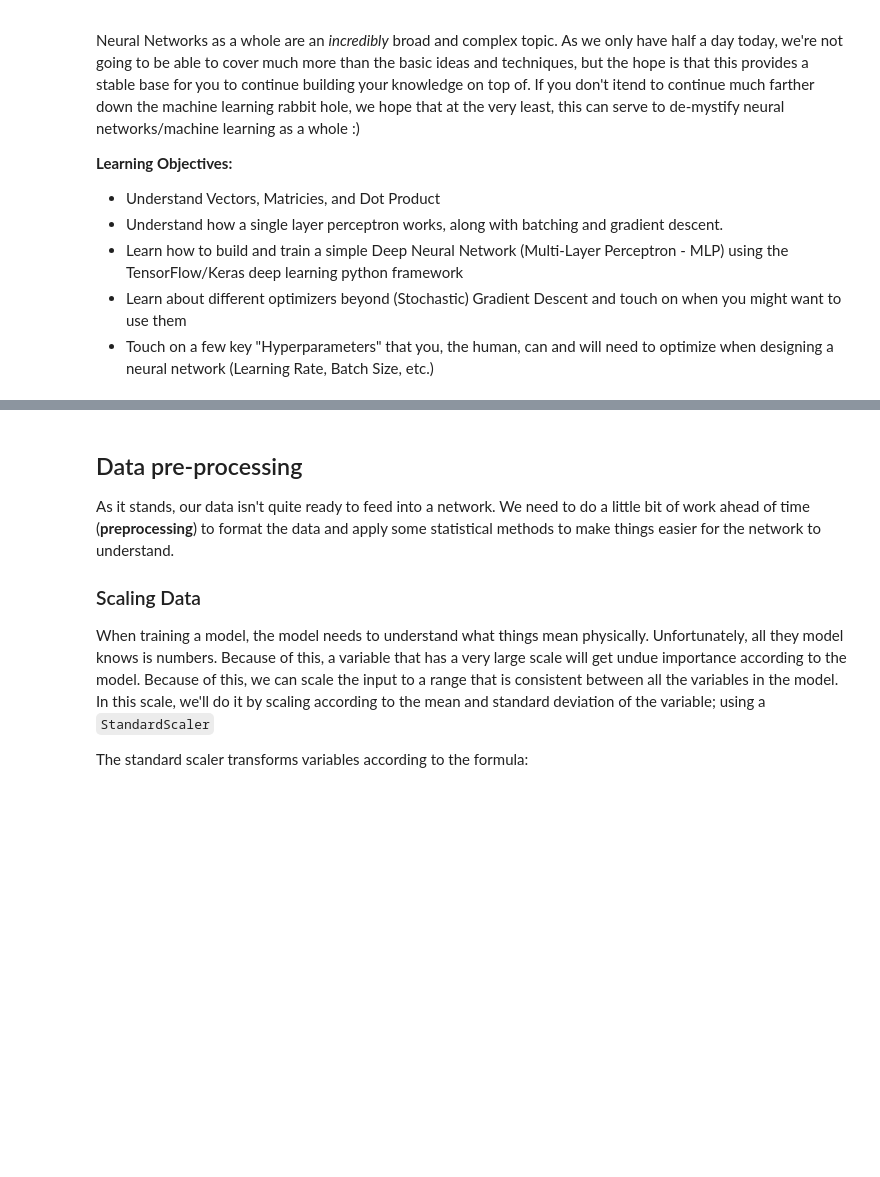
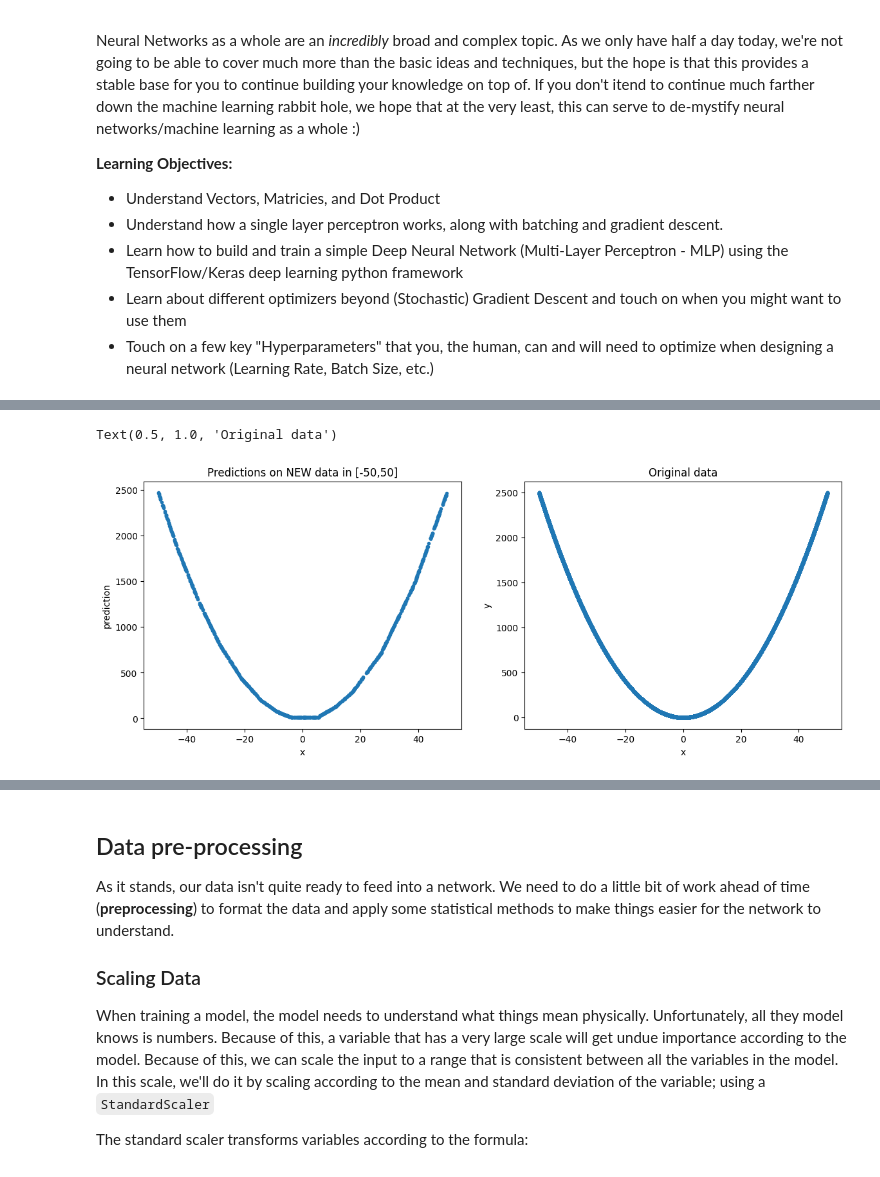
Before and after one commit to BNL-Fermilab-RENEW/tutorials_2025, a Jupyter notebook: DeepNeuralNetworks/DNN.ipynb, the cells around one changed output, grey strips where cells are left out. Saved outputs shown, nothing was run; the diff lists cells and outputs as text; code cells hidden in the pictures; blank space fills up the shorter version.

```diff
--- a/DeepNeuralNetworks/DNN.ipynb
+++ b/DeepNeuralNetworks/DNN.ipynb
@@ -369,6 +254,0 @@ The code below implements this idea. The function `np.heaviside()` yields a vect
-# %%
-x = np.array([
-    [0, 0, 1], [0, 1, 1], [1, 0, 1], [1, 1, 1]
-    ])
-w = np.array([1.0, 0.5, -0.5])
-np.heaviside(np.dot(x, w), 0)
@@ -474,0 +281,12 @@ Here, we'll show you how to do some basic operations in **TensorFlow/Keras**, bu
+# %%
+samples = 20000
+train_range = 100
+test_range = 200
+def func(x):
+    return x**2
+
+x = np.random.random((samples,1))*train_range-(train_range/2)
+y = np.array(list(map(func, x))).reshape(-1,1)
+
+x_test = np.random.random((samples,1))*test_range-(test_range/2)
+y_test = np.array(list(map(func, x_test))).reshape(-1,1)
@@ -474,0 +305,8 @@ Here, we'll show you how to do some basic operations in **TensorFlow/Keras**, bu
+# %%
+model = Sequential()
+model.add(Dense(8, activation='relu', kernel_regularizer=regularizers.l2(0.001), input_shape = (1,)))
+model.add(Dense(8, activation='relu', kernel_regularizer=regularizers.l2(0.001)))
+model.add(Dense(1))
+
+model.compile(optimizer=Adam(),loss='mse')
+model.summary()
@@ -474,0 +329,4 @@ Here, we'll show you how to do some basic operations in **TensorFlow/Keras**, bu
+# %%
+hist = model.fit(x,y,validation_split=0.2,
+             epochs= 1500,
+             batch_size=256, verbose=0, callbacks=[TqdmCallback(verbose=1)])
@@ -474,0 +347,15 @@ Here, we'll show you how to do some basic operations in **TensorFlow/Keras**, bu
+# %%
+plt.figure(figsize=(14,5))
+plt.subplot(1,2,1)
+p = np.random.random((1000,1))*100-50 # new random data in [-50, 50]
+plt.plot(p,model.predict(p), '.')
+plt.xlabel('x')
+plt.ylabel('prediction')
+plt.title('Predictions on NEW data in [-50,50]')
+
+plt.subplot(1,2,2)
+plt.xlabel('x')
+plt.ylabel('y')
+plt.plot(x,y,'.')
+plt.title('Original data')
+# %% [output]
@@ -474,0 +363,2 @@ Here, we'll show you how to do some basic operations in **TensorFlow/Keras**, bu
+Text(0.5, 1.0, 'Original data')
+[figure, added]
```
Also changed, not shown: parts of 69 cells of this notebook, 1 other file.
